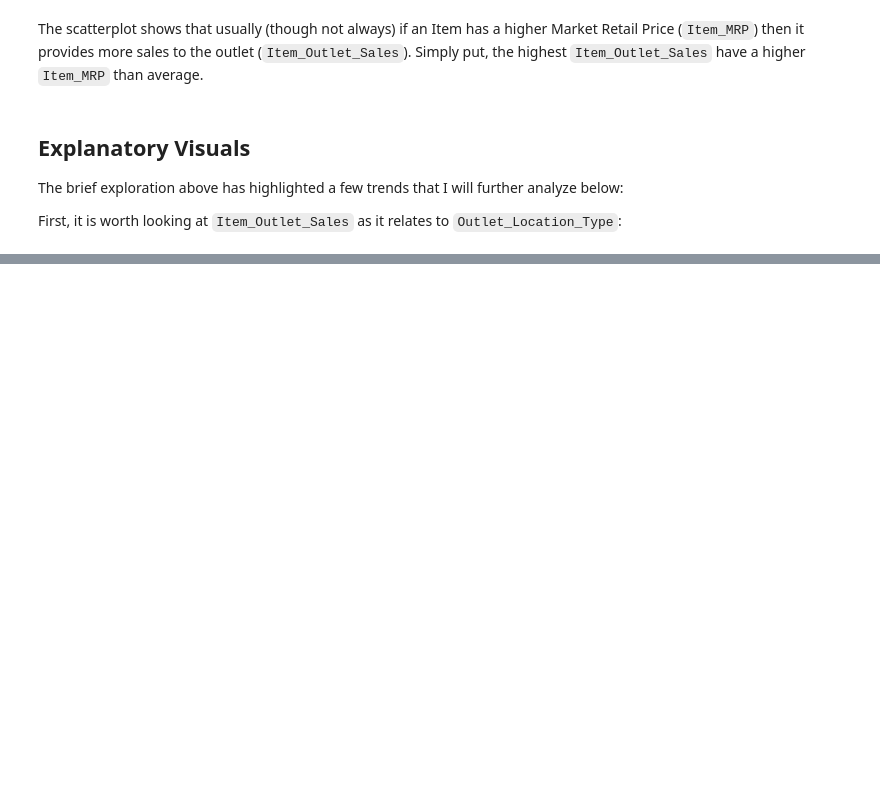
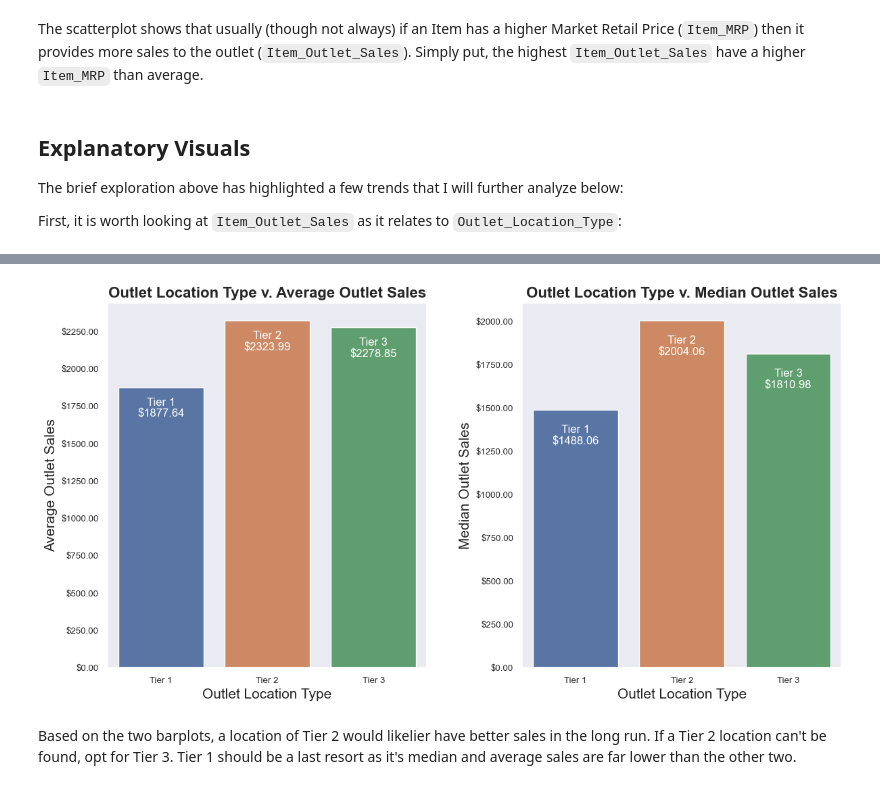
Before and after one commit to john-a-dixon/forecasting-food-sales, a Jupyter notebook: forecasting-food-sales.ipynb, the cells around one changed output, grey strips where cells are left out. Drawn from its saved outputs; the diff is of its cells as text; code cells hidden in the pictures; blank space fills up the shorter version.

Commit message:
Added the first explanatory visual.

```diff
--- a/forecasting-food-sales.ipynb
+++ b/forecasting-food-sales.ipynb
@@ -733,0 +712,63 @@ bar2 = sns.barplot(data=food_sales_df,
+# %%
+# Calculate various outlet sales
+mean_sales_by_location = food_sales_df.groupby('Outlet_Location_Type')['Item_Outlet_Sales'].mean().round(2)
+median_sales_by_location = food_sales_df.groupby('Outlet_Location_Type')['Item_Outlet_Sales'].median().round(2)
+# %%
+sns.set()
+
+# Create the subplot configuration
+fig, axes = plt.subplots(nrows=1, ncols=2, figsize=(14, 7))
+
+# Adjust plot spacing
+# Ref: https://stackoverflow.com/questions/43970609/how-to-adjust-space-between-matplotlib-seaborn-subplots-for-multi-plot-layouts
+plt.subplots_adjust(wspace=0.3)
+
+# Formatting for the first barplot
+bar1 = sns.barplot(data=food_sales_df,
+                   ax=axes[0],
+                   order=['Tier 1', 'Tier 2', 'Tier 3'],
+                   x='Outlet_Location_Type',
+                   y='Item_Outlet_Sales',
+                   errorbar=None)
+bar1.set_title('Outlet Location Type v. Average Outlet Sales', fontsize=16, weight='bold')
+bar1.grid(False)
+bar1.set_xlabel('Outlet Location Type', fontsize=15)
+bar1.set_ylabel('Average Outlet Sales', fontsize=15)
+bar1.text(0, mean_sales_by_location.values[0] - 200, f'Tier 1\n${mean_sales_by_location.values[0]}', ha='center', c='white')
+bar1.text(1, mean_sales_by_location.values[1] - 200, f'Tier 2\n${mean_sales_by_location.values[1]}', ha='center', c='white')
+bar1.text(2, mean_sales_by_location.values[2] -200, f'Tier 3\n${mean_sales_by_location.values[2]}', ha='center', c='white')
+bar1.tick_params(labelsize=9.5)
+
+# https://stackabuse.com/change-tick-frequency-in-matplotlib/
+bar1.set_yticks(np.arange(0, 2500, 250))
+
+# Formats the y-axis ticks
+# https://matplotlib.org/stable/gallery/ticks/dollar_ticks.html
+bar1.yaxis.set_major_formatter('${x:1.2f}')
+
+
+# Formatting for the second barplot
+bar2 = sns.barplot(data=food_sales_df,
+                   ax=axes[1],
+                   order=['Tier 1', 'Tier 2', 'Tier 3'],
+                   x='Outlet_Location_Type',
+                   y='Item_Outlet_Sales',
+                   estimator='median',
+                   errorbar=None)
+bar2.set_title('Outlet Location Type v. Median Outlet Sales', fontsize=16, weight='bold')
+bar2.grid(False)
+bar2.set_xlabel('Outlet Location Type', fontsize=15)
+bar2.set_ylabel('Median Outlet Sales', fontsize=15)
+bar2.text(0, median_sales_by_location.values[0] - 200, f'Tier 1\n${median_sales_by_location.values[0]}', ha='center', c='white')
+bar2.text(1, median_sales_by_location.values[1] - 200, f'Tier 2\n${median_sales_by_location.values[1]}', ha='center', c='white')
+bar2.text(2, median_sales_by_location.values[2] - 200, f'Tier 3\n${median_sales_by_location.values[2]}', ha='center', c='white')
+# Ref: https://stackoverflow.com/questions/6390393/matplotlib-make-tick-labels-font-size-smaller
+bar2.tick_params(labelsize=9.5)
+
+# Formats the y-axis ticks
+# https://matplotlib.org/stable/gallery/ticks/dollar_ticks.html
+bar2.yaxis.set_major_formatter('${x:1.2f}')
+# %% [output]
+[figure, added]
+# %% [markdown]
+Based on the two barplots, a location of Tier 2 would likelier have better sales in the long run. If a Tier 2 location can't be found, opt for Tier 3. Tier 1 should be a last resort as it's median and average sales are far lower than the other two.
```
Also changed, not shown: parts of 1 cell of this notebook.
